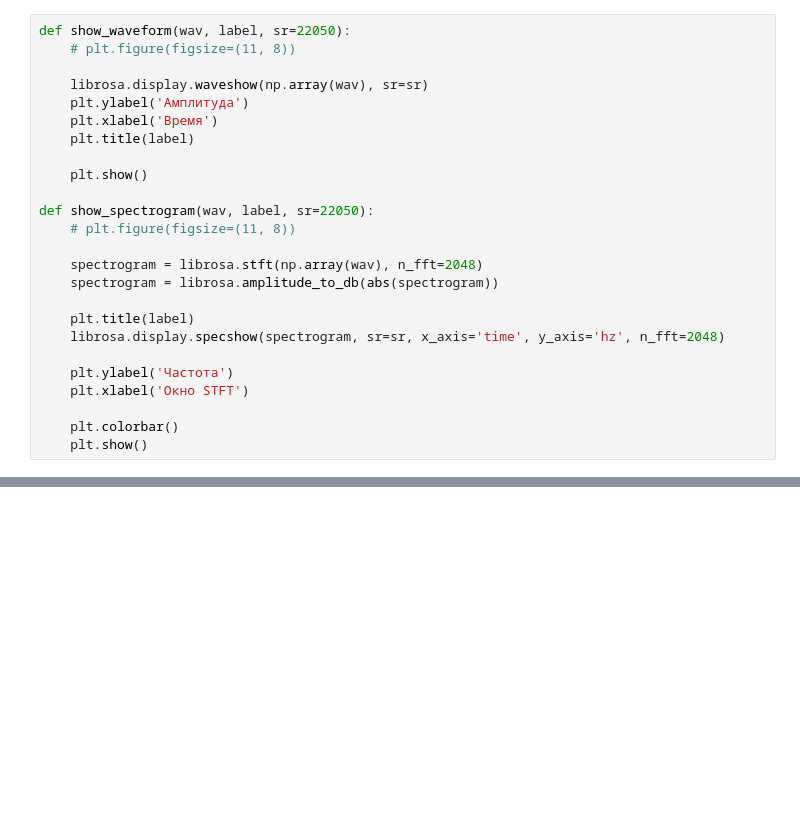
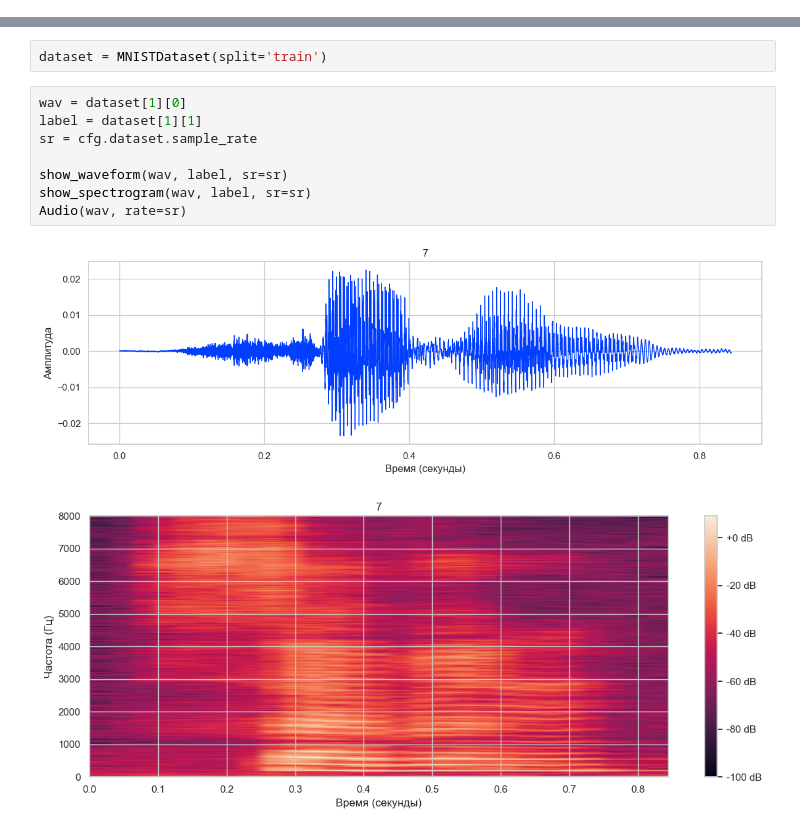
Before and after one commit to aibryanov/speech-emo-recognition, a Jupyter notebook: notebooks/audioMNIST_EDA.ipynb, the cells around one changed output, grey strips where cells are left out. Drawn from its saved outputs; the diff is of its cells as text; blank space fills up the shorter version.

```diff
--- a/notebooks/audioMNIST_EDA.ipynb
+++ b/notebooks/audioMNIST_EDA.ipynb
@@ -41,25 +0,0 @@ dataset = AudioDataset('/content/AudioMNIST')
-# %%
-def show_waveform(wav, label, sr=22050):
-    # plt.figure(figsize=(11, 8))
-
-    librosa.display.waveshow(np.array(wav), sr=sr)
-    plt.ylabel('Амплитуда')
-    plt.xlabel('Время')
-    plt.title(label)
-
-    plt.show()
-
-def show_spectrogram(wav, label, sr=22050):
-    # plt.figure(figsize=(11, 8))
-
-    spectrogram = librosa.stft(np.array(wav), n_fft=2048)
-    spectrogram = librosa.amplitude_to_db(abs(spectrogram))
-
-    plt.title(label)
-    librosa.display.specshow(spectrogram, sr=sr, x_axis='time', y_axis='hz', n_fft=2048)
-
-    plt.ylabel('Частота')
-    plt.xlabel('Окно STFT')
-
-    plt.colorbar()
-    plt.show()
@@ -200,0 +66,13 @@ class Featurizer(nn.Module):
+# %%
+dataset = MNISTDataset(split='train')
+# %%
+wav = dataset[1][0]
+label = dataset[1][1]
+sr = cfg.dataset.sample_rate
+
+show_waveform(wav, label, sr=sr)
+show_spectrogram(wav, label, sr=sr)
+Audio(wav, rate=sr)
+# %% [output]
+[figure, added]
+[figure, added]
```
Also changed, not shown: parts of 35 cells of this notebook, 10 other files.
